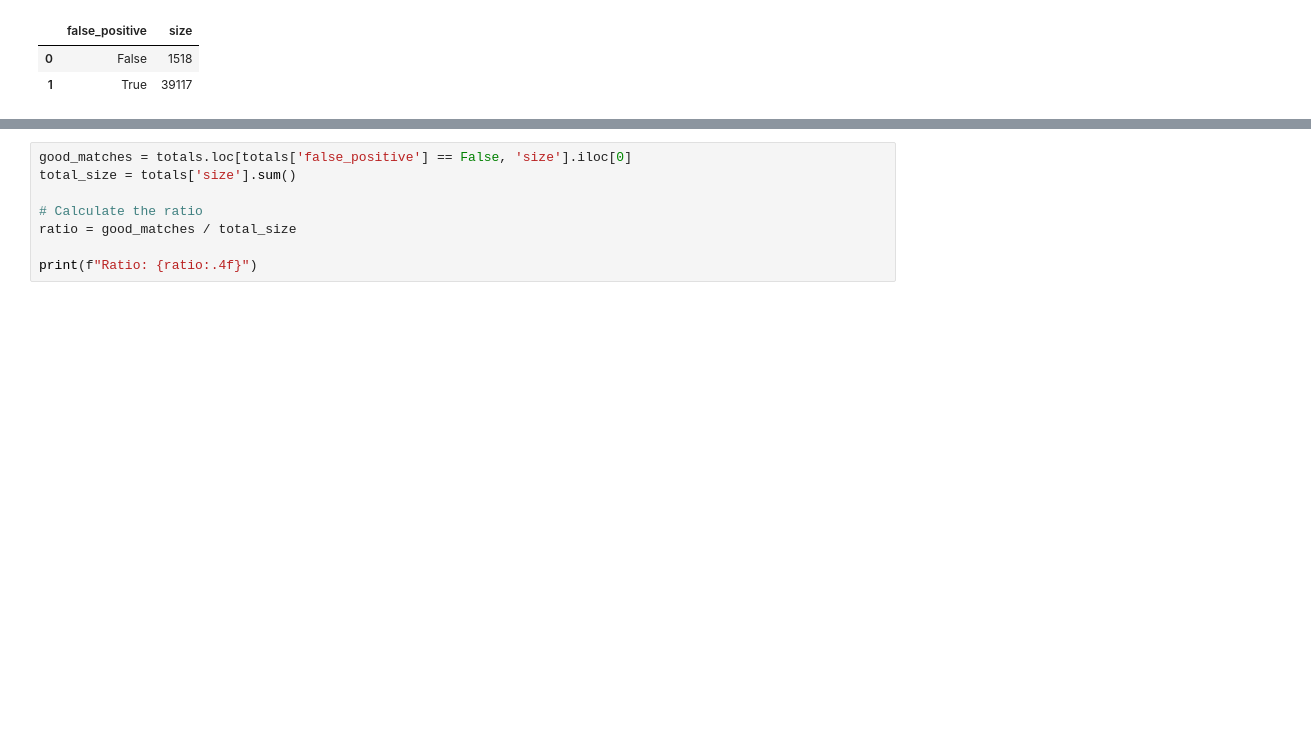
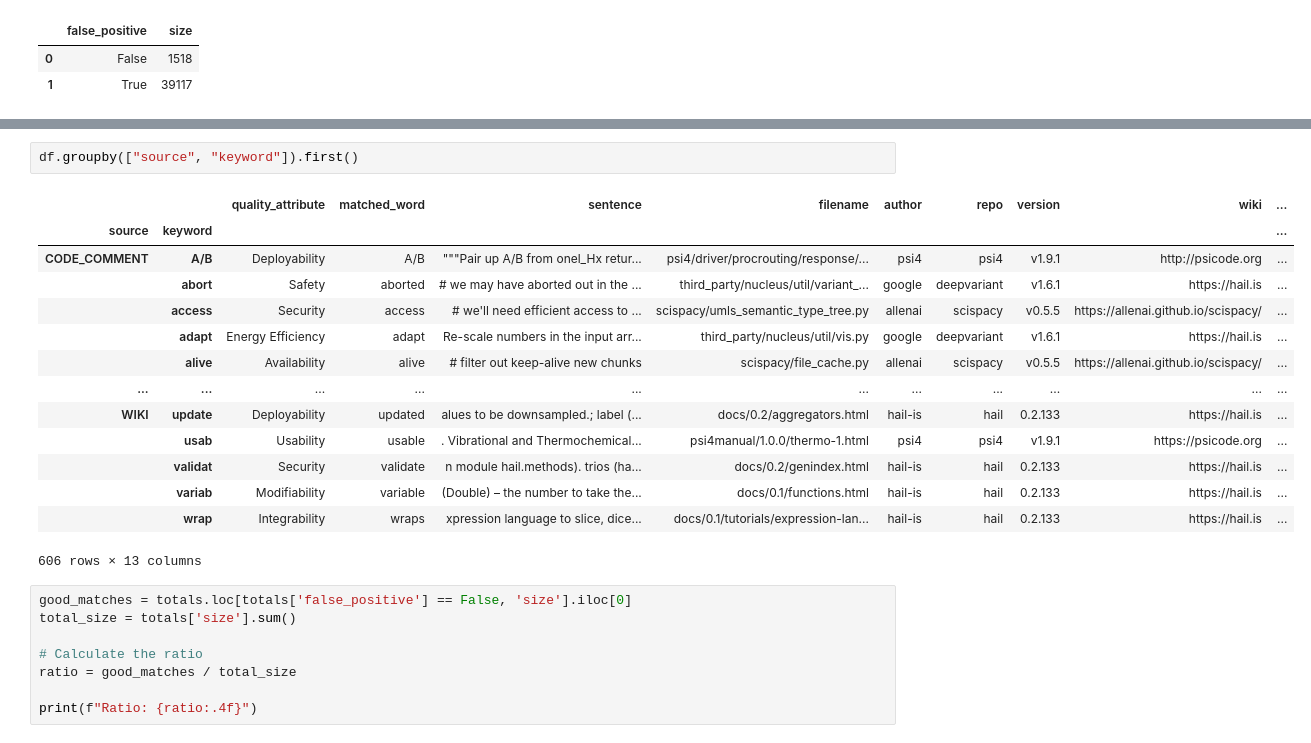
Before and after one commit to dmitrijs-voronovs/scientific-software-architecture-analysis, a Jupyter notebook: keyword_analysis.llm_validation_all.ipynb, the cells around one changed output, grey strips where cells are left out. Saved outputs shown, nothing was run; the diff lists cells and outputs as text; blank space fills up the shorter version.

```diff
--- a/keyword_analysis.llm_validation_all.ipynb
+++ b/keyword_analysis.llm_validation_all.ipynb
@@ -181,6 +212,23 @@ totals2.get_group((False,))
 | 1162 | Modifiability | variab | variables | ile itself, input.dat. The input ... | WIKI | psi4manual/1.4.0/add_tests-1.html | psi4 | psi4 | v1.9.1 | ... |
 | 1170 | Modifiability | variab | variables | ile itself, input.dat. The input ... | WIKI | psi4manual/1.4.0/add_tests.html | psi4 | psi4 | v1.9.1 | ... |
 1518 rows × 15 columns
+# %%
+df.groupby(["source", "keyword"]).first()
+# %% [output]
+|  |  | quality_attribute | matched_word | sentence | filename | author | repo | version | wiki | ... |
+| source | keyword |  |  |  |  |  |  |  |  | ... |
+| CODE_COMMENT | A/B | Deployability | A/B | """Pair up A/B from onel_Hx retur... | psi4/driver/procrouting/response/... | psi4 | psi4 | v1.9.1 | http://psicode.org | ... |
+|  | abort | Safety | aborted | # we may have aborted out in the ... | third_party/nucleus/util/variant_... | google | deepvariant | v1.6.1 | https://hail.is | ... |
+|  | access | Security | access | # we'll need efficient access to ... | scispacy/umls_semantic_type_tree.py | allenai | scispacy | v0.5.5 | https://allenai.github.io/scispacy/ | ... |
+|  | adapt | Energy Efficiency | adapt | Re-scale numbers in the input arr... | third_party/nucleus/util/vis.py | google | deepvariant | v1.6.1 | https://hail.is | ... |
+|  | alive | Availability | alive | # filter out keep-alive new chunks | scispacy/file_cache.py | allenai | scispacy | v0.5.5 | https://allenai.github.io/scispacy/ | ... |
+| ... | ... | ... | ... | ... | ... | ... | ... | ... | ... | ... |
+| WIKI | update | Deployability | updated | alues to be downsampled.; label (... | docs/0.2/aggregators.html | hail-is | hail | 0.2.133 | https://hail.is | ... |
+|  | usab | Usability | usable | ﻿. Vibrational and Thermochemical... | psi4manual/1.0.0/thermo-1.html | psi4 | psi4 | v1.9.1 | https://psicode.org | ... |
+|  | validat | Security | validate | n module hail.methods). trios (ha... | docs/0.2/genindex.html | hail-is | hail | 0.2.133 | https://hail.is | ... |
+|  | variab | Modifiability | variable | (Double) – the number to take the... | docs/0.1/functions.html | hail-is | hail | 0.2.133 | https://hail.is | ... |
+|  | wrap | Integrability | wraps | xpression language to slice, dice... | docs/0.1/tutorials/expression-lan... | hail-is | hail | 0.2.133 | https://hail.is | ... |
+606 rows × 13 columns
 # %%
 good_matches = totals.loc[totals['false_positive'] == False, 'size'].iloc[0]
 total_size = totals['size'].sum()
```
Also changed, not shown: parts of 4 cells of this notebook, 6 other files.
